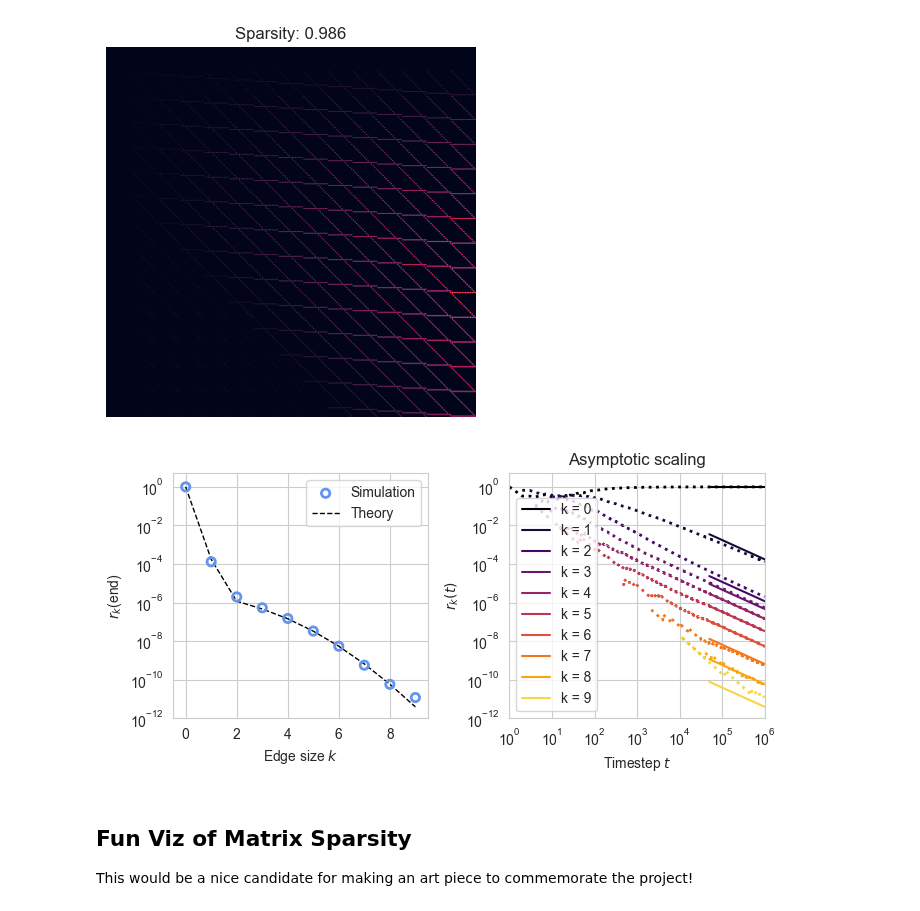
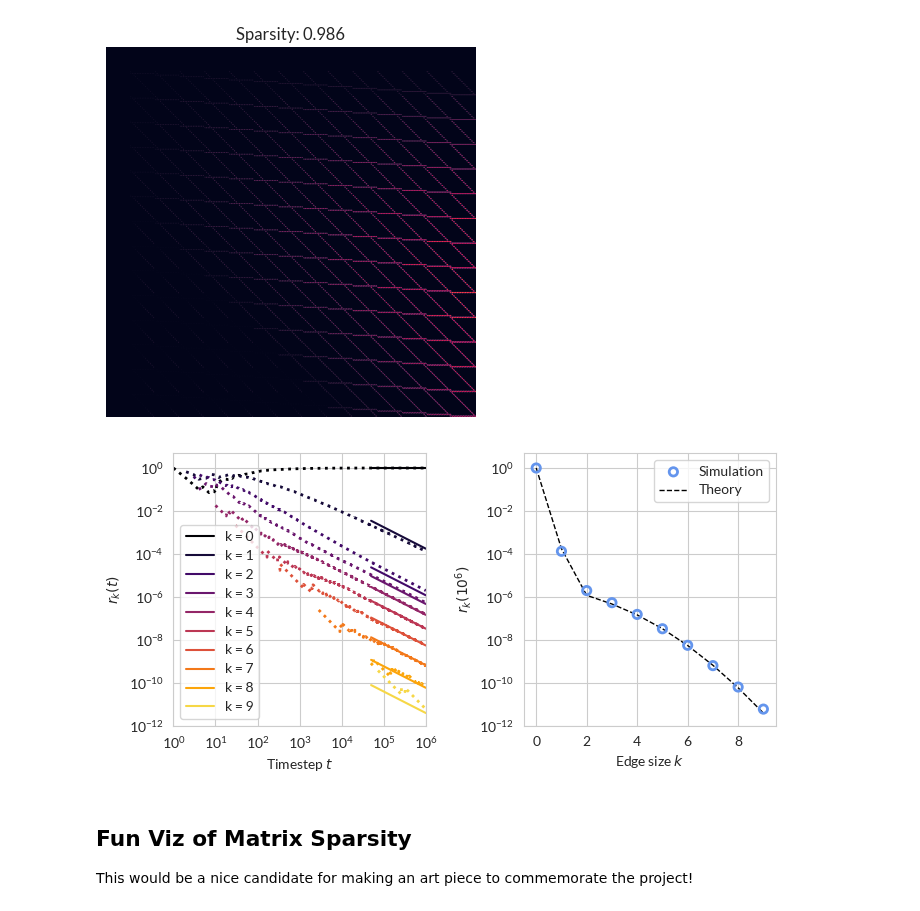
Before and after one commit to hexie1995/HyperGraph, a Jupyter notebook: code/analytic-intersections.ipynb, the cells around one changed output. Saved outputs shown, nothing was run; the diff lists cells and outputs as text; code cells hidden in the pictures.

Commit message:
updated intersection asymptotics fig

```diff
--- a/code/analytic-intersections.ipynb
+++ b/code/analytic-intersections.ipynb
@@ -12,6 +12,7 @@ import xgi
 import copy
 import seaborn as sns
 sns.set_style("whitegrid")
+plt.rcParams["font.family"] = "Lato"
 
 from collections import defaultdict, Counter
 import matplotlib as mpl
@@ -139,7 +140,7 @@ fig, axarr = plt.subplots(1, 2, figsize = (7, 3.5))
 
 
 # 1. plot slopes
-ax = axarr.ravel()[1]
+ax = axarr.ravel()[0]
 R_ = R / R.sum(axis = 1)[:, None]
 R_[R_ == 0] = np.nan
 
@@ -162,37 +163,37 @@ ax.loglog()
 
 ax.legend(frameon=True)
 
-ax.set(xlim = (1, timesteps), ylim = (1e-12, 5), xlabel = r"Timestep $t$", ylabel = r"$r_{k}(t)$", title = "Asymptotic scaling")
+ax.set(xlim = (1, timesteps), ylim = (1e-12, 5), xlabel = r"Timestep $t$", ylabel = r"$r_{k}(t)$")
 
 
 T_empirical = np.array([[[r[(i, j, k)] for k in range(k_max)] for j in range(k_max)] for i in range(k_max)])
 T_empirical = T_empirical / T_empirical.sum()
 
 
 empirical_prop = T_empirical.sum(axis = (0, 1)) / T_empirical.sum()
 theory_prop    = T.sum(axis = (0,1))
 theory_prop    = theory_prop / theory_prop[0]
 theory_prop[1:] = theory_prop[1:] / timesteps
 ix = empirical_prop > 0
 
 
-ax = axarr.ravel()[0]
+ax = axarr.ravel()[1]
 ax.scatter(np.array(range(k_max))[np.where(ix)], empirical_prop[ix], label = "Simulation", edgecolors="cornflowerblue", facecolor = "none", zorder = 10, linewidth=2)
 ax.plot(np.array(range(k_max))[np.where(ix)], theory_prop[ix], label = "Theory", color = "black", linewidth = 1, linestyle = "dashed")
 ax.legend()
 
 ax.semilogy()
 ax.set(ylim = (1e-12, 5), xlim = (-0.5, 9.5))
 # ax.xlim(-0.1, 10.5)
-ax.set(xlabel = r"Edge size $k$", ylabel = r"$r_k$(end)")
+ax.set(xlabel = r"Edge size $k$", ylabel = r"$r_k(10^6)$")
 
 # this plot needs a separate colorbar
 
 plt.tight_layout()
 
 plt.savefig("../fig/intersection-asymptotics-2-panel.png", dpi = 300, bbox_inches = "tight")
 # %% [output]
-[figure, old version]
+[figure, new version]
 # %% [markdown]
 ## Fun Viz of Matrix Sparsity
 
```
Also changed, not shown: 2 other files.
